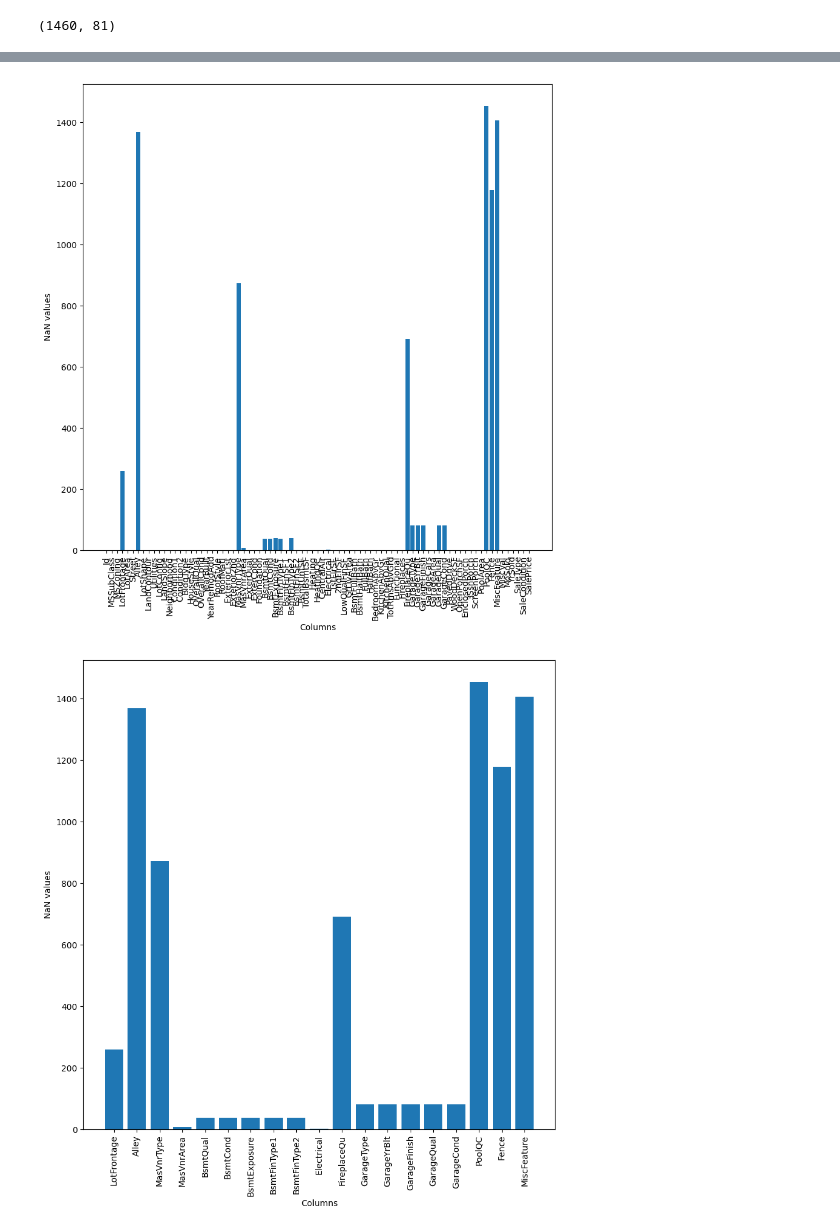
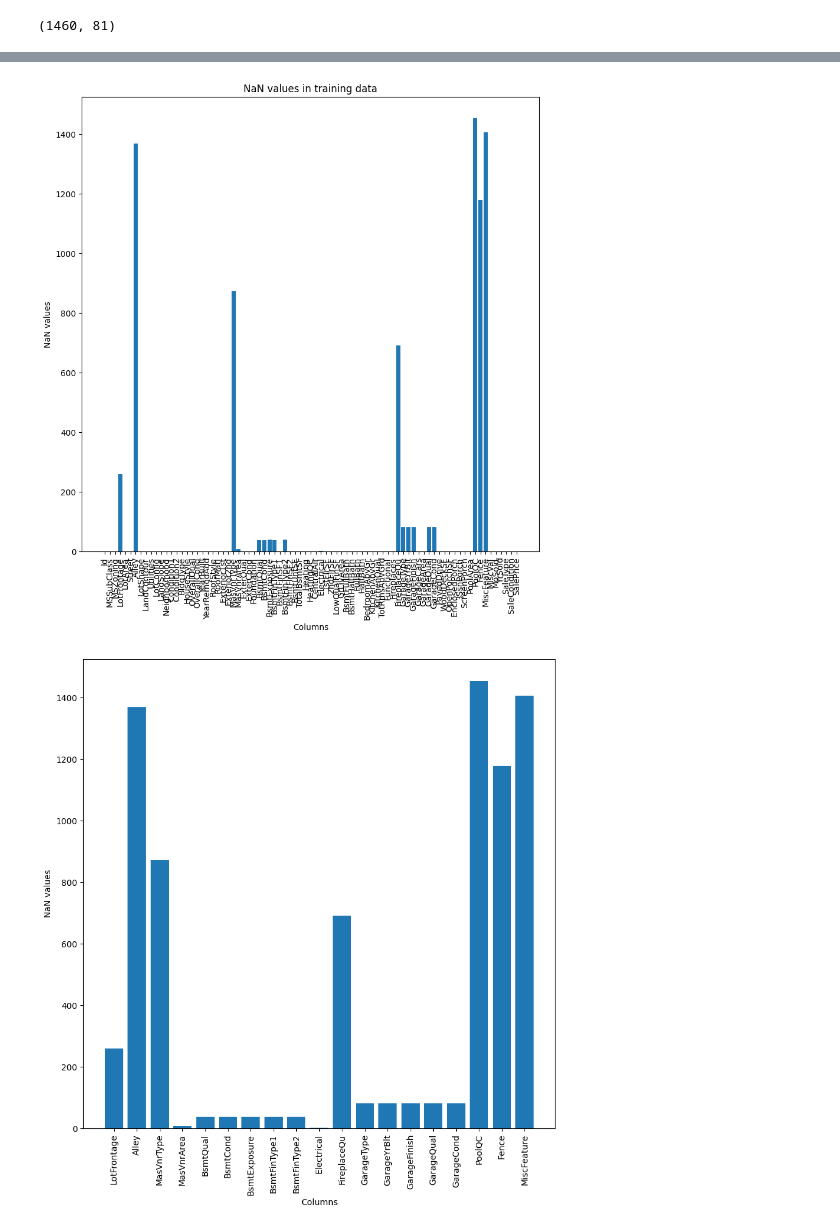
Before and after one commit to isaacj96/HousingMarket, a Jupyter notebook: house-prices-advanced-regression-techniques/main.ipynb, the cells around one changed output, grey strips where cells are left out. Saved outputs shown, nothing was run; the diff lists cells and outputs as text; code cells hidden in the pictures.

```diff
--- a/house-prices-advanced-regression-techniques/main.ipynb
+++ b/house-prices-advanced-regression-techniques/main.ipynb
@@ -65,16 +65,16 @@ MiscFeature 1406
 # %%
 # We can see that there are a lot of NaN values in the Alley, PoolQC, Fence, MiscFeature columns, let's graph them
 missing_data = train_df.isna()
 plt.figure(figsize=(10, 10))
-# plt.title('NaN values in training data')
+plt.title('NaN values in training data')
 plt.xlabel('Columns')
 plt.ylabel('NaN values')
 plt.xticks(rotation=90)
 plt.bar(train_df.columns, train_df.isna().sum())
-plt.savefig('NaN_values_in_training_data.pdf')
+# plt.savefig('NaN_values_in_training_data.pdf')
 plt.show()
 # %% [output]
-[figure, old version]
+[figure, new version]
 # %%
 # Only graph the columns with NaN values
 
```
Also changed, not shown: parts of 14 cells of this notebook, 1 other file.
